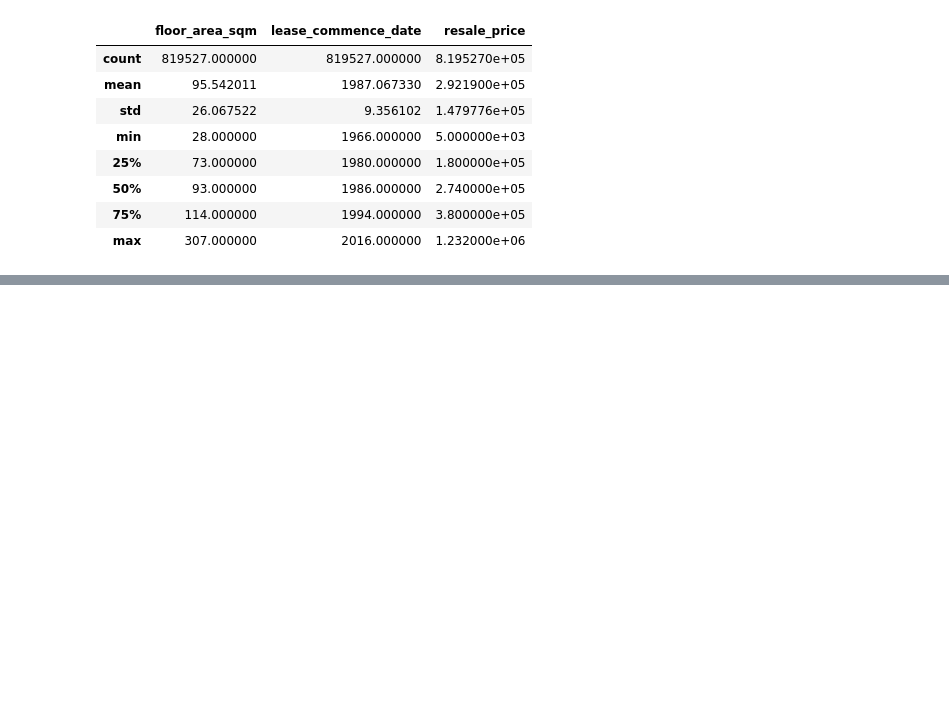
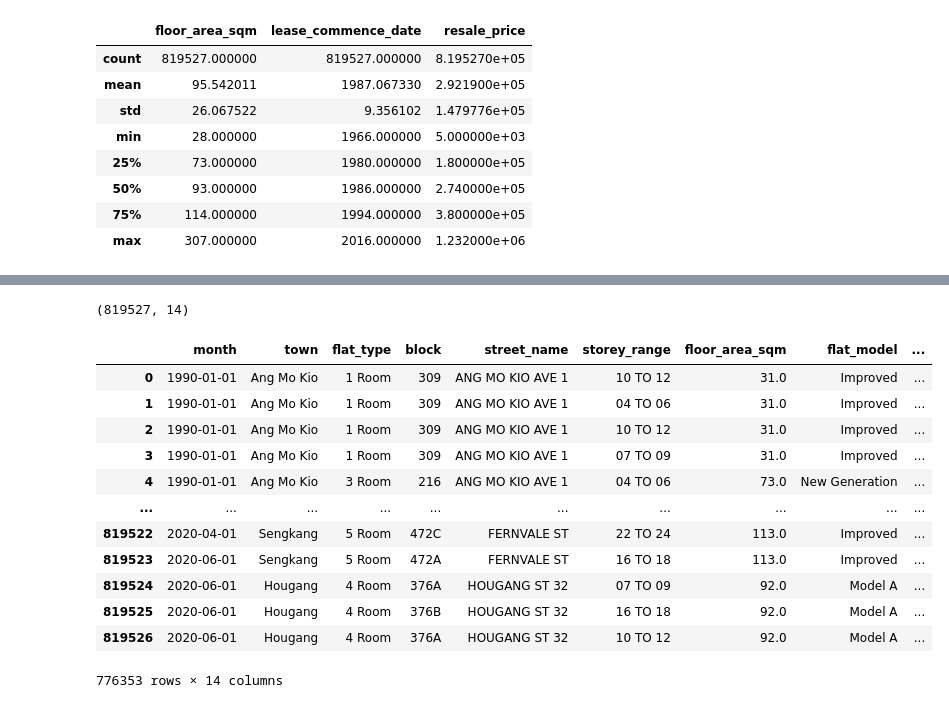
Before and after one commit to FaizalRahman117/IOD, a Jupyter notebook: Mini Lab 1/FR - Mini Lab 1.ipynb, the cells around one changed output, grey strips where cells are left out. Cells and saved outputs as stored; diff of their text form; code cells hidden in the pictures; blank space fills up the shorter version.

```diff
--- a/Mini Lab 1/FR - Mini Lab 1.ipynb
+++ b/Mini Lab 1/FR - Mini Lab 1.ipynb
@@ -414,0 +396,3 @@ res
+# %%
+pc.rename(columns = {'road_name' : 'street_name'}, inplace = True)
+pc.head()
@@ -414,0 +406,4 @@ res
+# %%
+lookup = pc[['postal','latitude','longtitude','street_name']]
+lookup = lookup.drop_duplicates(subset = ['street_name'])
+lookup.head()
@@ -414,0 +421,3 @@ res
+# %%
+results=hdb.merge(lookup,on='street_name', how = 'left')
+results.head()
@@ -414,0 +473,23 @@ res
+# %%
+results.dropna(subset= ['month'], inplace = True)
+# %%
+results.shape
+# %% [output]
+(819527, 14)
+# %%
+nopo = results['postal'].isnull()
+results[nopo == True]
+# %% [output]
+|  | month | town | flat_type | block | street_name | storey_range | floor_area_sqm | flat_model | ... |
+| 0 | 1990-01-01 | Ang Mo Kio | 1 Room | 309 | ANG MO KIO AVE 1 | 10 TO 12 | 31.0 | Improved | ... |
+| 1 | 1990-01-01 | Ang Mo Kio | 1 Room | 309 | ANG MO KIO AVE 1 | 04 TO 06 | 31.0 | Improved | ... |
+| 2 | 1990-01-01 | Ang Mo Kio | 1 Room | 309 | ANG MO KIO AVE 1 | 10 TO 12 | 31.0 | Improved | ... |
+| 3 | 1990-01-01 | Ang Mo Kio | 1 Room | 309 | ANG MO KIO AVE 1 | 07 TO 09 | 31.0 | Improved | ... |
+| 4 | 1990-01-01 | Ang Mo Kio | 3 Room | 216 | ANG MO KIO AVE 1 | 04 TO 06 | 73.0 | New Generation | ... |
+| ... | ... | ... | ... | ... | ... | ... | ... | ... | ... |
+| 819522 | 2020-04-01 | Sengkang | 5 Room | 472C | FERNVALE ST | 22 TO 24 | 113.0 | Improved | ... |
+| 819523 | 2020-06-01 | Sengkang | 5 Room | 472A | FERNVALE ST | 16 TO 18 | 113.0 | Improved | ... |
+| 819524 | 2020-06-01 | Hougang | 4 Room | 376A | HOUGANG ST 32 | 07 TO 09 | 92.0 | Model A | ... |
+| 819525 | 2020-06-01 | Hougang | 4 Room | 376B | HOUGANG ST 32 | 16 TO 18 | 92.0 | Model A | ... |
+| 819526 | 2020-06-01 | Hougang | 4 Room | 376A | HOUGANG ST 32 | 10 TO 12 | 92.0 | Model A | ... |
+776353 rows × 14 columns
```
Also changed, not shown: parts of 11 cells of this notebook, 10 other files.
